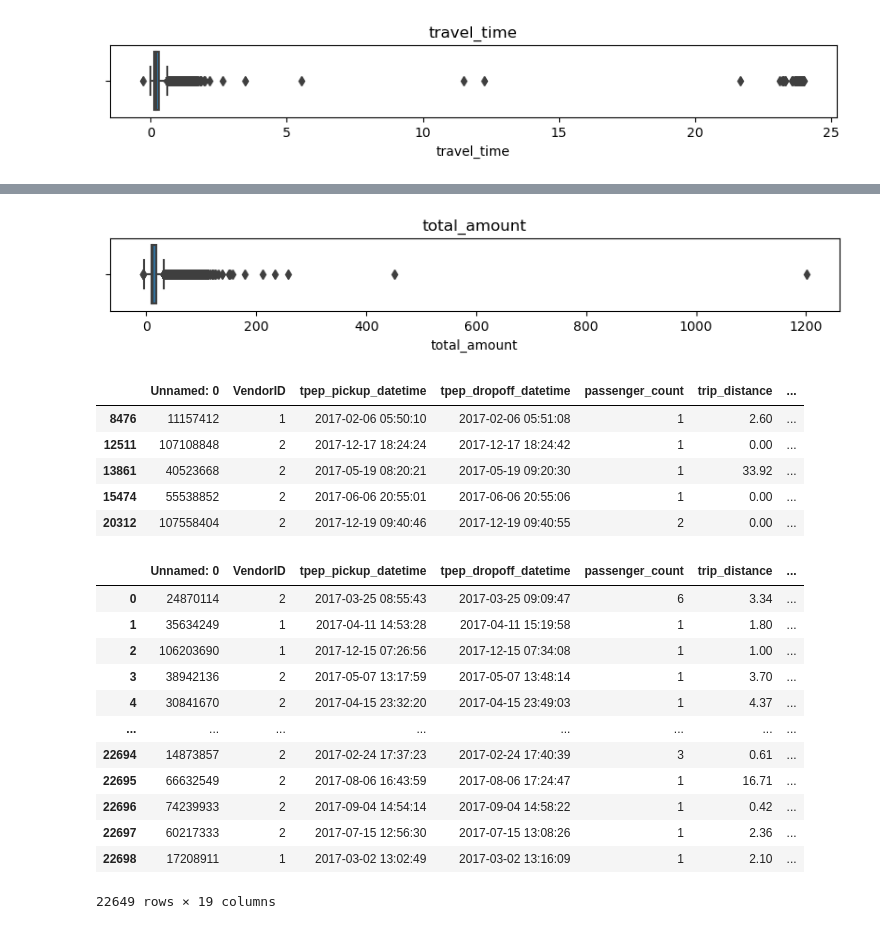
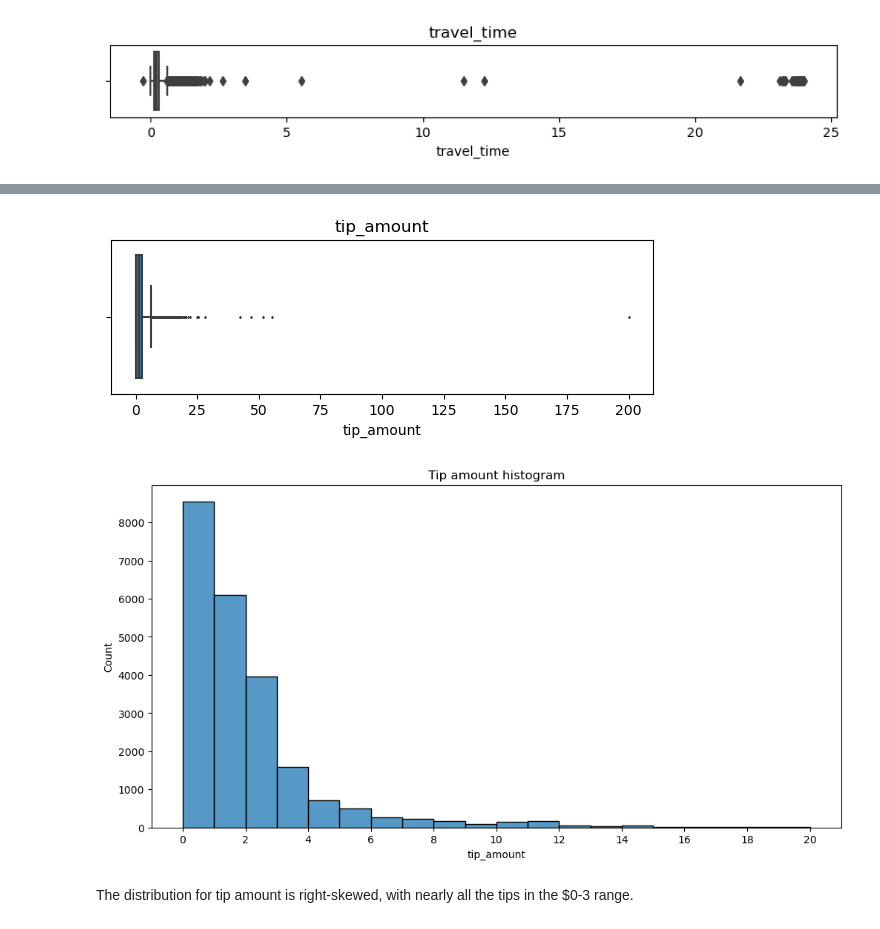
Before and after one commit to Alexandreroger/Myportfolio, a Jupyter notebook: Automatidata/2. EDA.ipynb, the cells around one changed output, grey strips where cells are left out. Cells and saved outputs as stored; diff of their text form; code cells hidden in the pictures.

```diff
--- a/Automatidata/2. EDA.ipynb
+++ b/Automatidata/2. EDA.ipynb
@@ -136,17 +98,0 @@ These data remain in line with the others despite their long travel distances. W
-# %%
-plt.figure(figsize=(10,1))
-plt.title('total_amount')
-sns.boxplot(x=df2['total_amount'])
-plt.show()
-# %% [output]
-[figure, removed]
-# %%
-df_filtered = df2[df2['total_amount'] > 200]
-df_filtered
-# %% [output]
-|  | Unnamed: 0 | VendorID | tpep_pickup_datetime | tpep_dropoff_datetime | passenger_count | trip_distance | ... |
-| 8476 | 11157412 | 1 | 2017-02-06 05:50:10 | 2017-02-06 05:51:08 | 1 | 2.60 | ... |
-| 12511 | 107108848 | 2 | 2017-12-17 18:24:24 | 2017-12-17 18:24:42 | 1 | 0.00 | ... |
-| 13861 | 40523668 | 2 | 2017-05-19 08:20:21 | 2017-05-19 09:20:30 | 1 | 33.92 | ... |
-| 15474 | 55538852 | 2 | 2017-06-06 20:55:01 | 2017-06-06 20:55:06 | 1 | 0.00 | ... |
-| 20312 | 107558404 | 2 | 2017-12-19 09:40:46 | 2017-12-19 09:40:55 | 2 | 0.00 | ... |
@@ -155,16 +99,17 @@ df_clean = df2.drop([8476, 12511,15474,20312])
-# %%
-df_clean
-# %% [output]
-|  | Unnamed: 0 | VendorID | tpep_pickup_datetime | tpep_dropoff_datetime | passenger_count | trip_distance | ... |
-| 0 | 24870114 | 2 | 2017-03-25 08:55:43 | 2017-03-25 09:09:47 | 6 | 3.34 | ... |
-| 1 | 35634249 | 1 | 2017-04-11 14:53:28 | 2017-04-11 15:19:58 | 1 | 1.80 | ... |
-| 2 | 106203690 | 1 | 2017-12-15 07:26:56 | 2017-12-15 07:34:08 | 1 | 1.00 | ... |
-| 3 | 38942136 | 2 | 2017-05-07 13:17:59 | 2017-05-07 13:48:14 | 1 | 3.70 | ... |
-| 4 | 30841670 | 2 | 2017-04-15 23:32:20 | 2017-04-15 23:49:03 | 1 | 4.37 | ... |
-| ... | ... | ... | ... | ... | ... | ... | ... |
-| 22694 | 14873857 | 2 | 2017-02-24 17:37:23 | 2017-02-24 17:40:39 | 3 | 0.61 | ... |
-| 22695 | 66632549 | 2 | 2017-08-06 16:43:59 | 2017-08-06 17:24:47 | 1 | 16.71 | ... |
-| 22696 | 74239933 | 2 | 2017-09-04 14:54:14 | 2017-09-04 14:58:22 | 1 | 0.42 | ... |
-| 22697 | 60217333 | 2 | 2017-07-15 12:56:30 | 2017-07-15 13:08:26 | 1 | 2.36 | ... |
-| 22698 | 17208911 | 1 | 2017-03-02 13:02:49 | 2017-03-02 13:16:09 | 1 | 2.10 | ... |
-22649 rows × 19 columns
+# %%
+# Boxplot of tip_amount
+plt.figure(figsize=(7,2))
+plt.title('tip_amount')
+sns.boxplot(x=df['tip_amount'], fliersize=1);
+
+# Histogram of tip_amount
+plt.figure(figsize=(12,6))
+ax = sns.histplot(df['tip_amount'], bins=range(0,21,1))
+ax.set_xticks(range(0,21,2))
+ax.set_xticklabels(range(0,21,2))
+plt.title('Tip amount histogram');
+# %% [output]
+[figure, added]
+[figure, added]
+# %% [markdown]
+The distribution for tip amount is right-skewed, with nearly all the tips in the $0-3 range.
```
Also changed, not shown: parts of 21 cells of this notebook.
